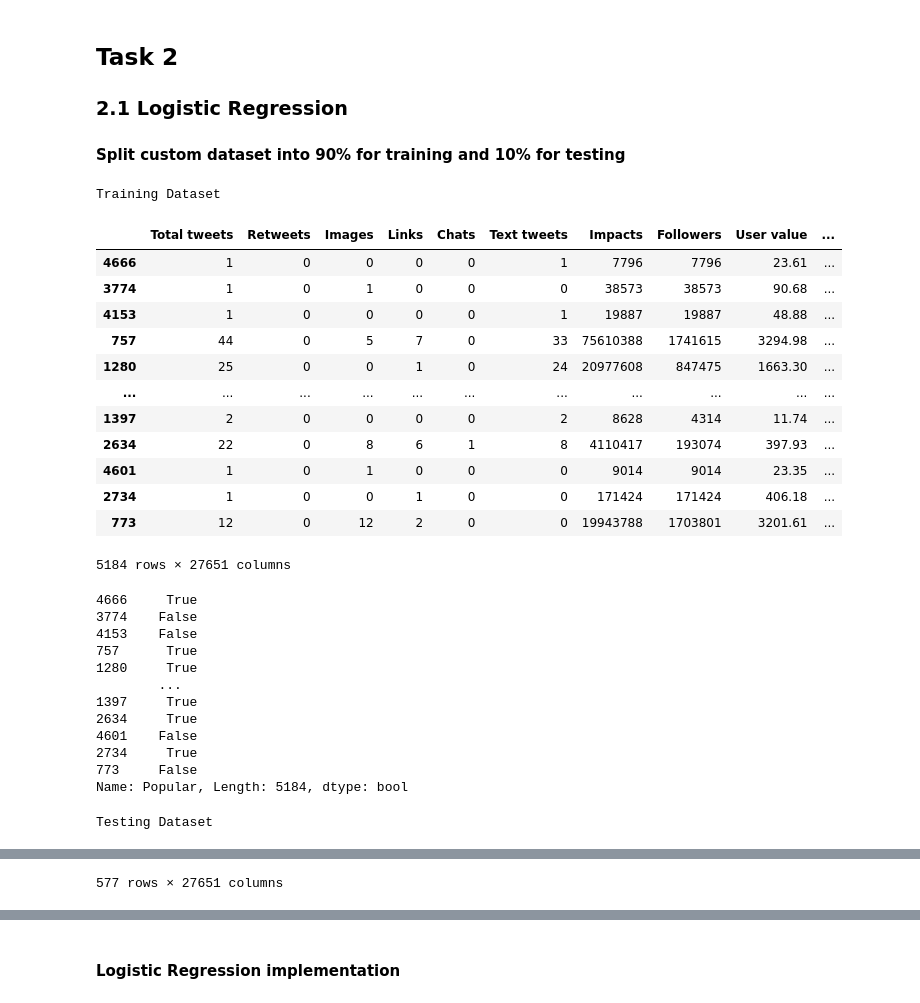
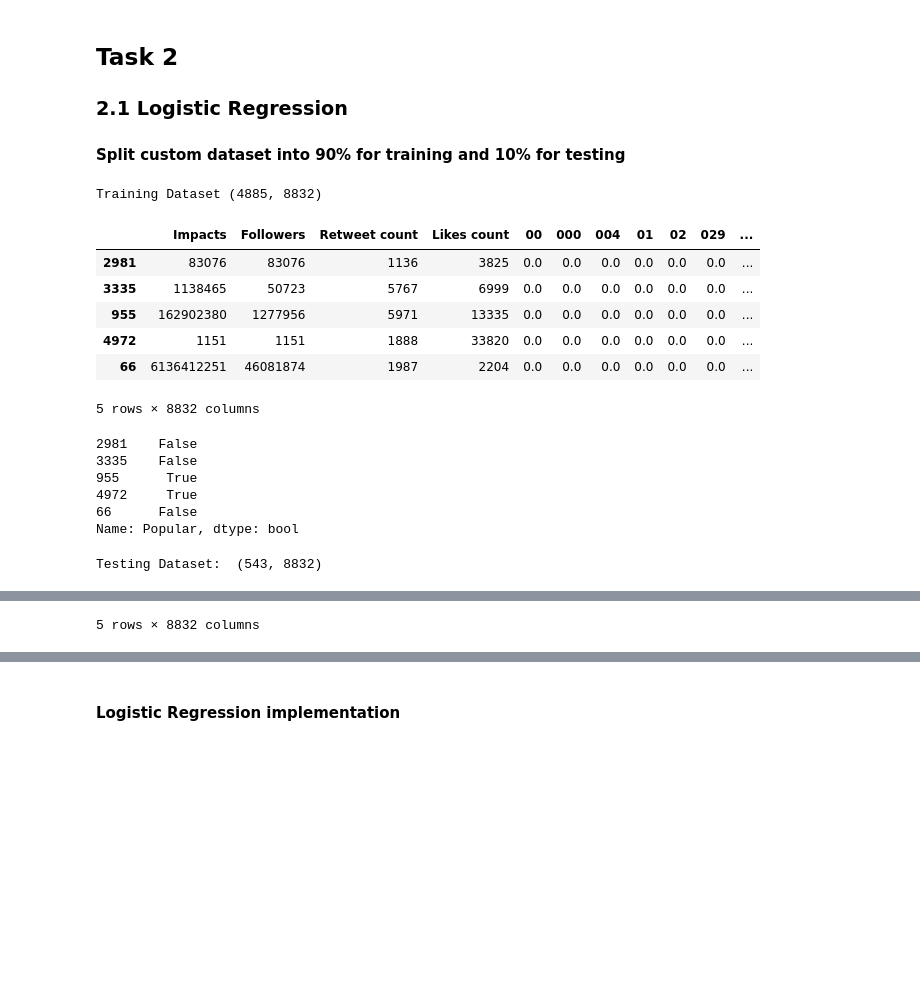
Before and after one commit to andres112/Social-Media-Analytics, a Jupyter notebook: 7_Exercise/app.ipynb, the cells around one changed output, grey strips where cells are left out. Drawn from its saved outputs; the diff is of its cells as text; code cells hidden in the pictures; blank space fills up the shorter version.

```diff
--- a/7_Exercise/app.ipynb
+++ b/7_Exercise/app.ipynb
@@ -87,15 +82,16 @@ Vector Representation
 ### TF-IDF computation by document
 # %%
 # create the transform
-vectorizer = TfidfVectorizer(stop_words='english')
+# vectorizer = TfidfVectorizer(stop_words='english')
+vectorizer = TfidfVectorizer(strip_accents='unicode',stop_words= 'english',dtype=np.float32, min_df=2)
 
 # tokenize and build vocab
-vectorizer.fit(tweets_dataset['Tweet'])
-pd.DataFrame(vectorizer.idf_, index=vectorizer.get_feature_names(), columns=['IDF']).head(10)
+tf_idf = vectorizer.fit_transform(tweets_dataset['Tweet'])
 
 # Tf-idf matrix by tweet
-tf_idf = vectorizer.transform(tweets_dataset['Tweet'])
 tf_idf = pd.DataFrame(tf_idf.toarray(), columns=vectorizer.get_feature_names())
 # Add TF-IDF column to tweets_dataset
-tweets_dataset = pd.concat([tweets_dataset, tf_idf], axis=1)
+tweets_tf_idf = pd.concat([tweets_dataset, tf_idf], axis=1)
+print("Tweet dataset and TF-IDF matrix: ",tweets_tf_idf.shape)
+tweets_tf_idf.head()
 # %% [output]
@@ -125,6 +111,7 @@ TfidfVectorizer(analyzer='word', binary=False, decode_error='strict',
 # %%
 # Construct the feature set
-custom_dataset = pd.merge(user_dataset, tweets_dataset, on=['User'], how='inner')
-drop_columns = ['User','Date','Tweet','Binders','Permalink','Name','Location']
+user_dataset.drop_duplicates('User', inplace=True)
+
+custom_dataset = pd.merge(user_dataset, tweets_tf_idf, on=['User'], how='inner')
+drop_columns = ['User','Date','Tweet','Binders','Permalink','Name','Location','Total tweets','Retweets','Images','Links','Chats','Text tweets','User value','Tweets value','Tweet value']
 custom_dataset.drop(drop_columns, axis=1, inplace=True)
-custom_dataset
@@ -284,37 +228,25 @@ Prediction accuracy: 0.8447528187337381
 # %%
 # split the custom_dataset both in training and testing sets
 train_feat, test_feat, train_labels, test_labels = train_test_split(custom_dataset.drop('Popular', axis= 1), custom_dataset['Popular'], test_size= 0.1)
-print('Training Dataset\n')
-train_feat
-train_labels
-print('Testing Dataset\n')
-test_feat
-test_labels
+print('Training Dataset', train_feat.shape)
+train_feat.head()
+train_labels.head()
+print('\nTesting Dataset: ', test_feat.shape)
+test_feat.head()
+test_labels.head()
 # %% [output]
-Training Dataset
+Training Dataset (4885, 8832)
-|  | Total tweets | Retweets | Images | Links | Chats | Text tweets | Impacts | Followers | User value | ... |
-| 4666 | 1 | 0 | 0 | 0 | 0 | 1 | 7796 | 7796 | 23.61 | ... |
-| 3774 | 1 | 0 | 1 | 0 | 0 | 0 | 38573 | 38573 | 90.68 | ... |
-| 4153 | 1 | 0 | 0 | 0 | 0 | 1 | 19887 | 19887 | 48.88 | ... |
-| 757 | 44 | 0 | 5 | 7 | 0 | 33 | 75610388 | 1741615 | 3294.98 | ... |
-| 1280 | 25 | 0 | 0 | 1 | 0 | 24 | 20977608 | 847475 | 1663.30 | ... |
-| ... | ... | ... | ... | ... | ... | ... | ... | ... | ... | ... |
-| 1397 | 2 | 0 | 0 | 0 | 0 | 2 | 8628 | 4314 | 11.74 | ... |
-| 2634 | 22 | 0 | 8 | 6 | 1 | 8 | 4110417 | 193074 | 397.93 | ... |
-| 4601 | 1 | 0 | 1 | 0 | 0 | 0 | 9014 | 9014 | 23.35 | ... |
-| 2734 | 1 | 0 | 0 | 1 | 0 | 0 | 171424 | 171424 | 406.18 | ... |
-| 773 | 12 | 0 | 12 | 2 | 0 | 0 | 19943788 | 1703801 | 3201.61 | ... |
+|  | Impacts | Followers | Retweet count | Likes count | 00 | 000 | 004 | 01 | 02 | 029 | ... |
+| 2981 | 83076 | 83076 | 1136 | 3825 | 0.0 | 0.0 | 0.0 | 0.0 | 0.0 | 0.0 | ... |
+| 3335 | 1138465 | 50723 | 5767 | 6999 | 0.0 | 0.0 | 0.0 | 0.0 | 0.0 | 0.0 | ... |
+| 955 | 162902380 | 1277956 | 5971 | 13335 | 0.0 | 0.0 | 0.0 | 0.0 | 0.0 | 0.0 | ... |
+| 4972 | 1151 | 1151 | 1888 | 33820 | 0.0 | 0.0 | 0.0 | 0.0 | 0.0 | 0.0 | ... |
+| 66 | 6136412251 | 46081874 | 1987 | 2204 | 0.0 | 0.0 | 0.0 | 0.0 | 0.0 | 0.0 | ... |
-5184 rows × 27651 columns
+5 rows × 8832 columns
-4666     True
-3774    False
-4153    False
-757      True
-1280     True
-        ...
-1397     True
-2634     True
-4601    False
-2734     True
-773     False
-Name: Popular, Length: 5184, dtype: bool
+2981    False
+3335    False
+955      True
+4972     True
+66      False
+Name: Popular, dtype: bool
-Testing Dataset
+Testing Dataset:  (543, 8832)
@@ -333 +259 @@ Testing Dataset
-577 rows × 27651 columns
+5 rows × 8832 columns
```
Also changed, not shown: parts of 28 cells of this notebook, 2 other files.
